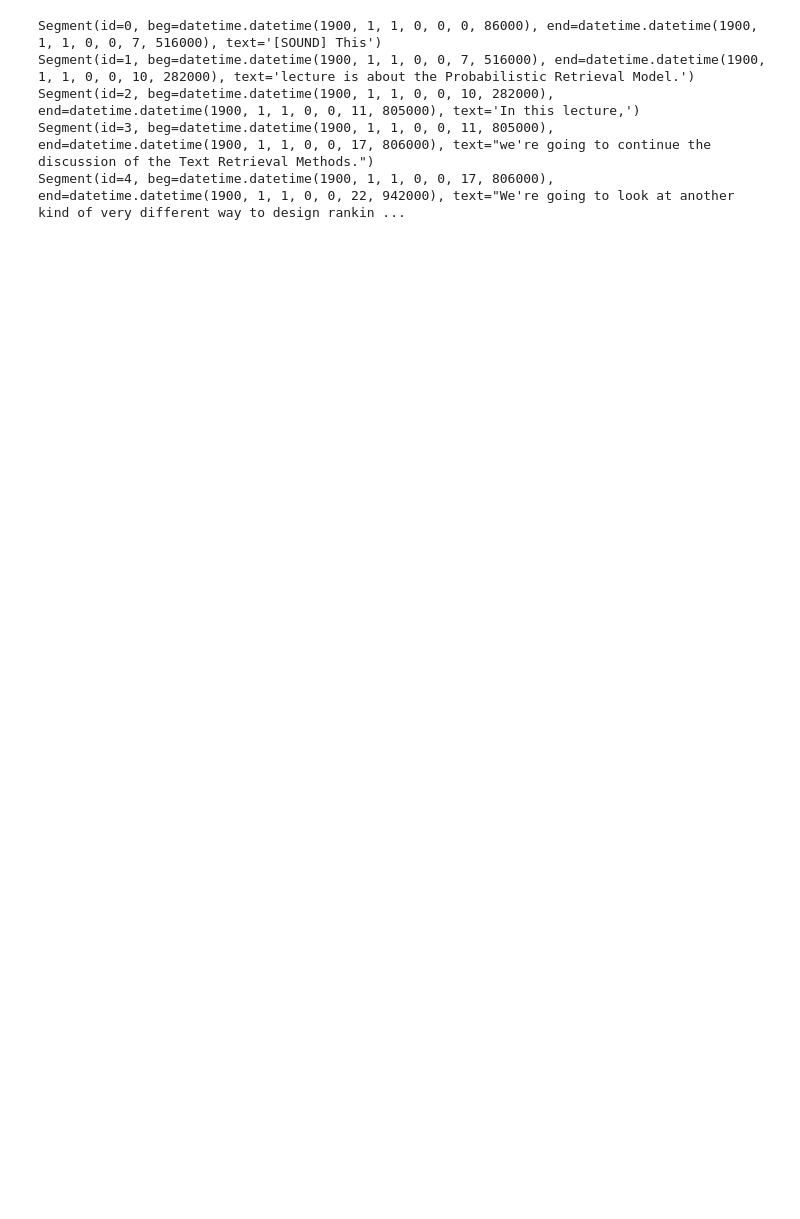
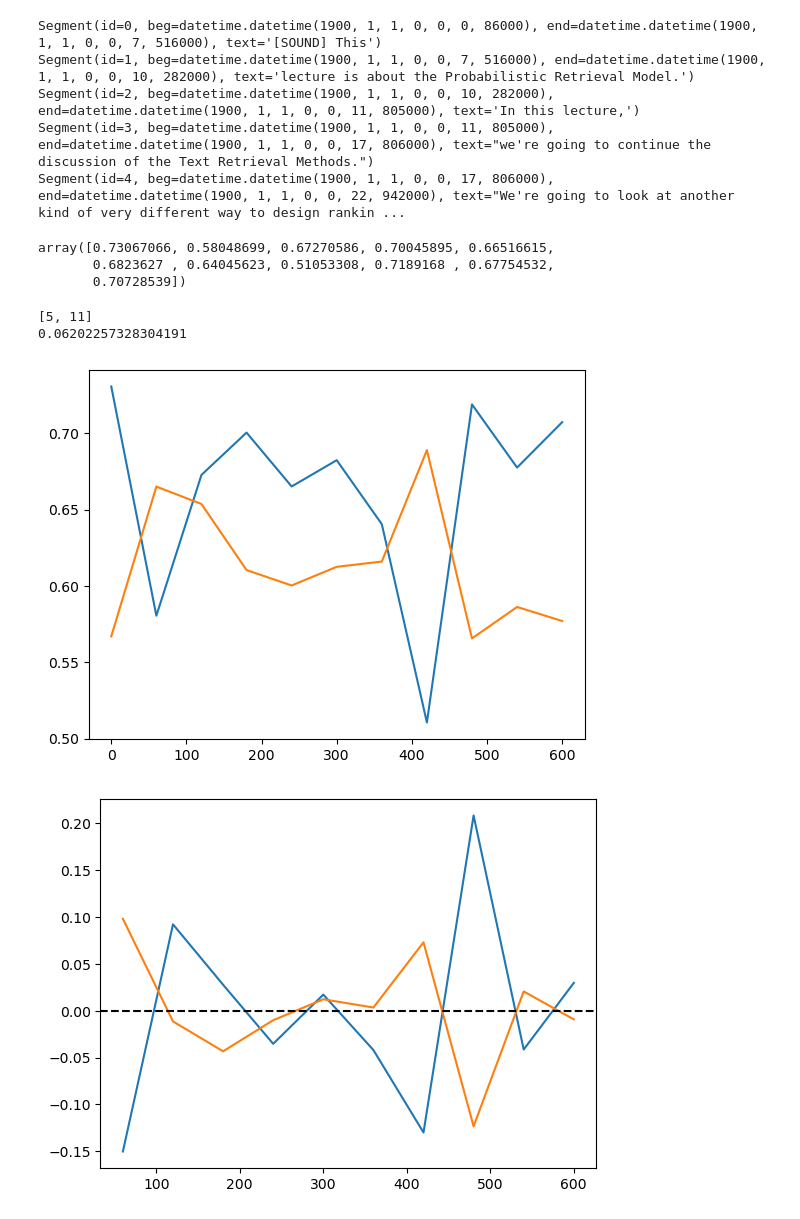
Before and after one commit to Bbold72/TIS-FA22-SmartMOOCs, a Jupyter notebook: notebooks/demo.ipynb, the cells around one changed output. Cells and saved outputs as stored; diff of their text form; code cells hidden in the pictures; blank space fills up the shorter version.

```diff
--- a/notebooks/demo.ipynb
+++ b/notebooks/demo.ipynb
@@ -27,3 +50,34 @@ Segment(id=1, beg=datetime.datetime(1900, 1, 1, 0, 0, 7, 516000), end=datetime.d
 Segment(id=2, beg=datetime.datetime(1900, 1, 1, 0, 0, 10, 282000), end=datetime.datetime(1900, 1, 1, 0, 0, 11, 805000), text='In this lecture,')
 Segment(id=3, beg=datetime.datetime(1900, 1, 1, 0, 0, 11, 805000), end=datetime.datetime(1900, 1, 1, 0, 0, 17, 806000), text="we're going to continue the discussion of the Text Retrieval Methods.")
 Segment(id=4, beg=datetime.datetime(1900, 1, 1, 0, 0, 17, 806000), end=datetime.datetime(1900, 1, 1, 0, 0, 22, 942000), text="We're going to look at another kind of very different way to design rankin ...
+# %%
+with open(Path.joinpath(INTERMEDATE_DATA_DIR, 'corpuses.pkl'), 'rb') as f:
+    corpuses = pickle.load(f)
+
+corpus = corpuses['04_week-4/02_week-4-lessons/01_lesson-4-1-probabilistic-retrieval-model-basic-idea']
+corpus.ts_cos_similarity
+# %% [output]
+array([0.73067066, 0.58048699, 0.67270586, 0.70045895, 0.66516615,
+       0.6823627 , 0.64045623, 0.51053308, 0.7189168 , 0.67754532,
+       0.70728539])
+# %%
+import ruptures as rpt
+algo = rpt.Pelt(model="rbf").fit(corpus.ts_cos_similarity)
+result = algo.predict(pen=0.025)
+print(result)
+print(np.std(corpus.ts_cos_similarity))
+
+from matplotlib import pyplot as plt
+x = [i*60 for i in range(len(corpus.ts_cos_similarity))]
+plt.plot(x, corpus.ts_cos_similarity, x, corpus.ts_divergence_similarity)
+plt.show()
+
+plt.plot(x[1:], np.diff(corpus.ts_cos_similarity), x[1:], np.diff(corpus.ts_divergence_similarity))
+plt.axhline(y=0, color='k', linestyle='--')
+# plt.ylim([0, 1])
+plt.show()
+# %% [output]
+[5, 11]
+0.06202257328304191
+[figure, added]
+[figure, added]
```
Also changed, not shown: parts of 9 cells of this notebook.
